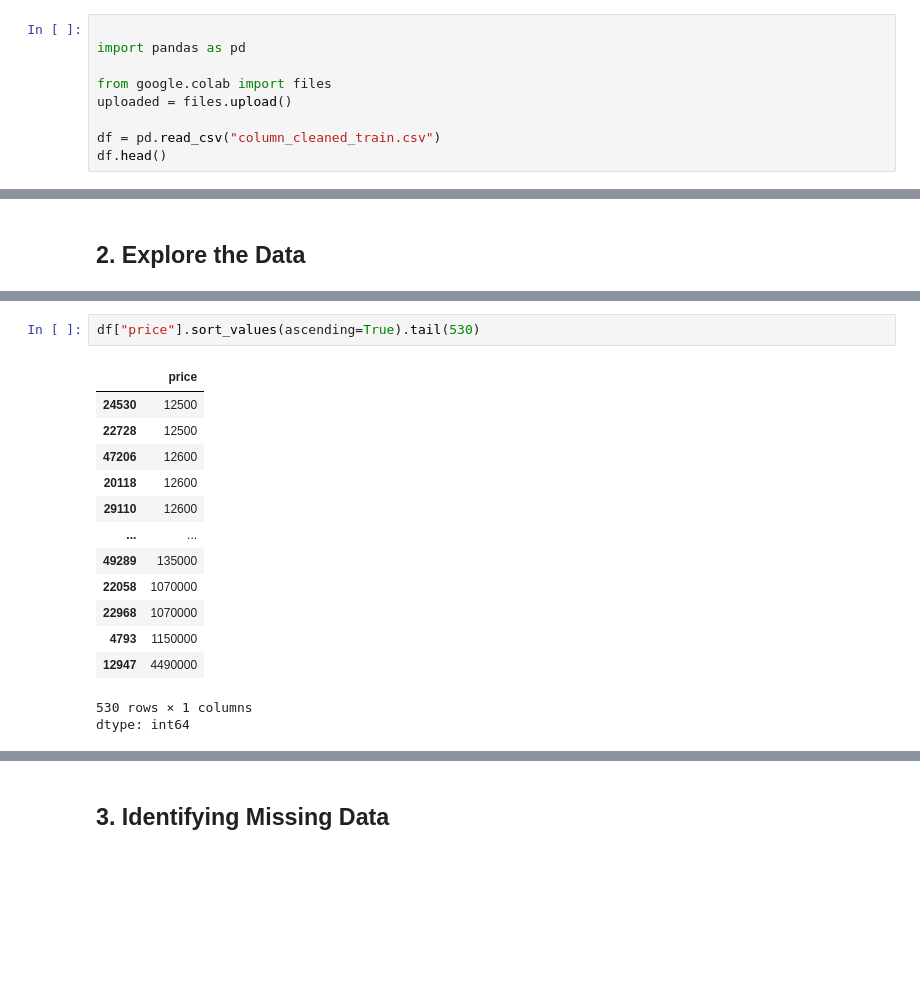
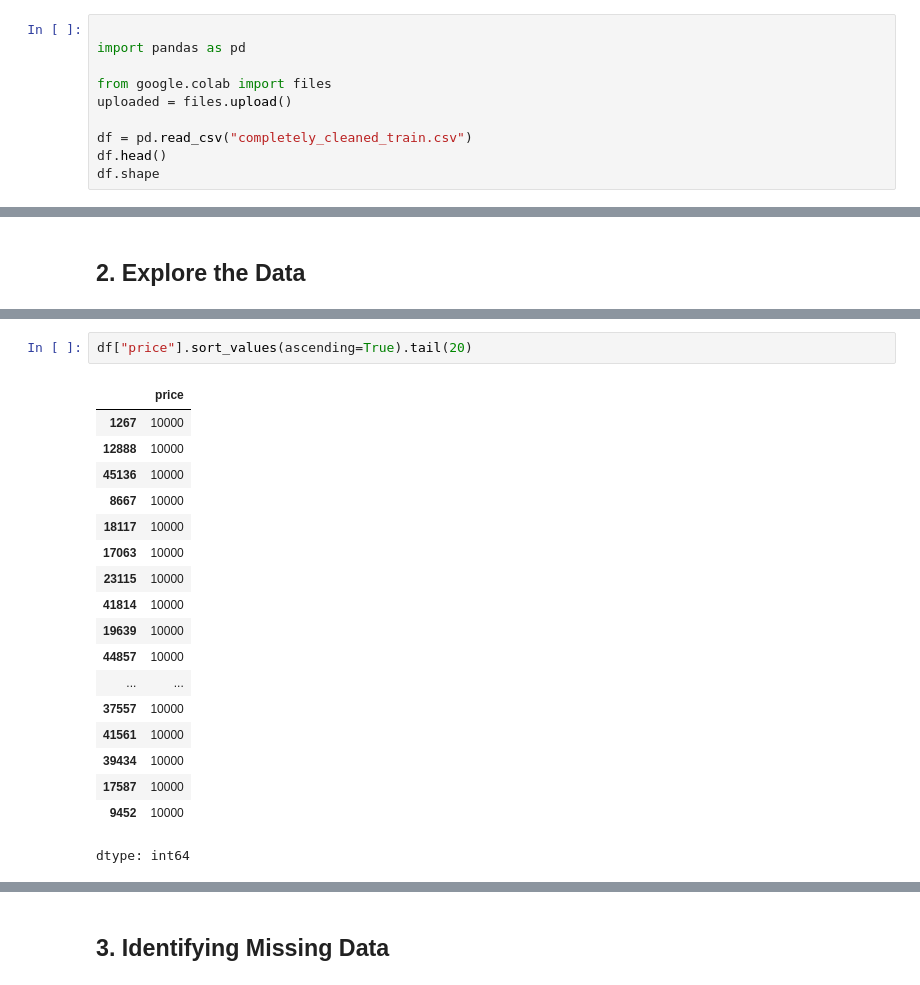
Before and after one commit to AlexCayarga/Rentwise-NYC, a Jupyter notebook: notebooks/Data_Cleaning_Notebook.ipynb, the cells around one changed output, grey strips where cells are left out. Saved outputs shown, nothing was run; the diff lists cells and outputs as text; blank space fills up the shorter version.

```diff
--- a/notebooks/Data_Cleaning_Notebook.ipynb
+++ b/notebooks/Data_Cleaning_Notebook.ipynb
@@ -5,7 +7,8 @@ import pandas as pd
 from google.colab import files
 uploaded = files.upload()
 
-df = pd.read_csv("column_cleaned_train.csv")
+df = pd.read_csv("completely_cleaned_train.csv")
 df.head()
+df.shape
 # %% [output]
 [interactive output not drawn]
@@ -81,18 +141,22 @@ df["price"].sort_values(ascending=True).head(20)
 dtype: int64
 # %%
-df["price"].sort_values(ascending=True).tail(530)
+df["price"].sort_values(ascending=True).tail(20)
 # %% [output]
 |  | price |
-| 24530 | 12500 |
-| 22728 | 12500 |
-| 47206 | 12600 |
-| 20118 | 12600 |
-| 29110 | 12600 |
+| 1267 | 10000 |
+| 12888 | 10000 |
+| 45136 | 10000 |
+| 8667 | 10000 |
+| 18117 | 10000 |
+| 17063 | 10000 |
+| 23115 | 10000 |
+| 41814 | 10000 |
+| 19639 | 10000 |
+| 44857 | 10000 |
 | ... | ... |
-| 49289 | 135000 |
-| 22058 | 1070000 |
-| 22968 | 1070000 |
-| 4793 | 1150000 |
-| 12947 | 4490000 |
+| 37557 | 10000 |
+| 41561 | 10000 |
+| 39434 | 10000 |
+| 17587 | 10000 |
+| 9452 | 10000 |
-530 rows × 1 columns
 dtype: int64
```
Also changed, not shown: parts of 19 cells of this notebook.
